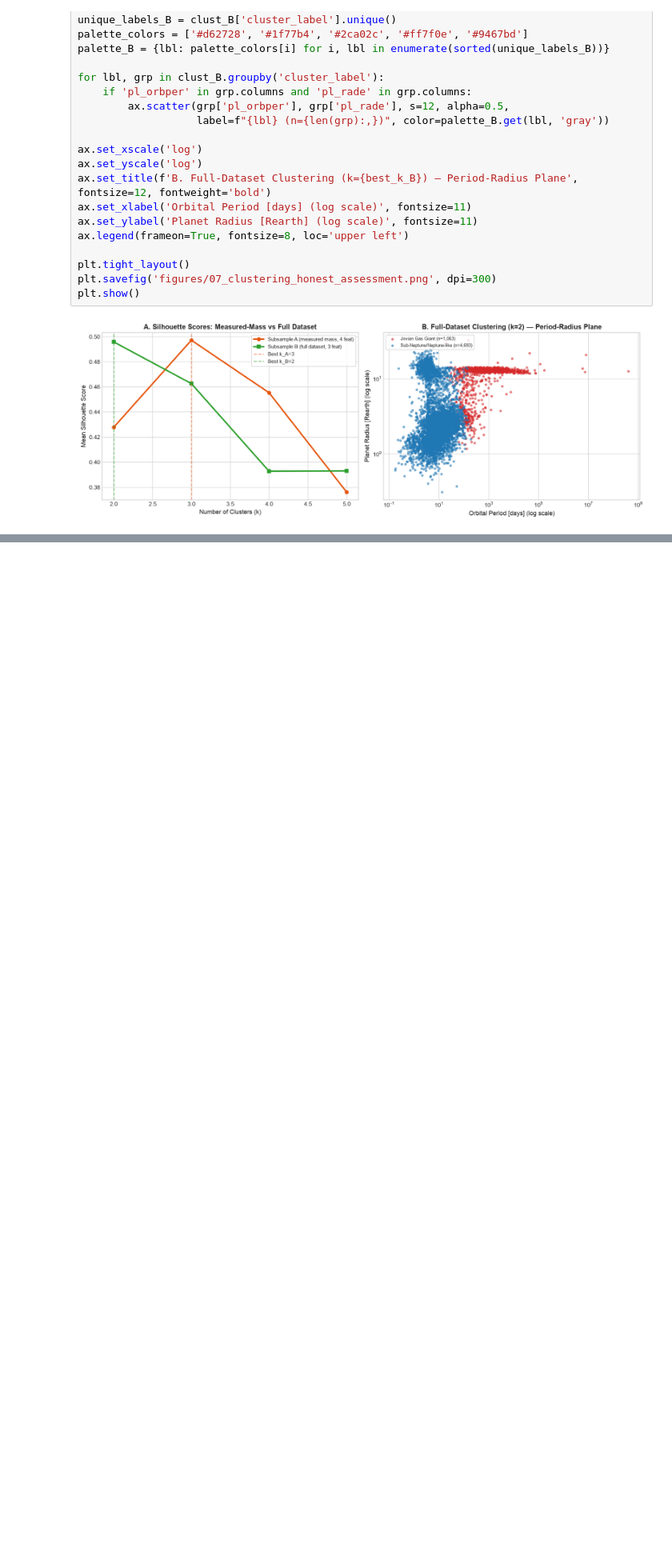
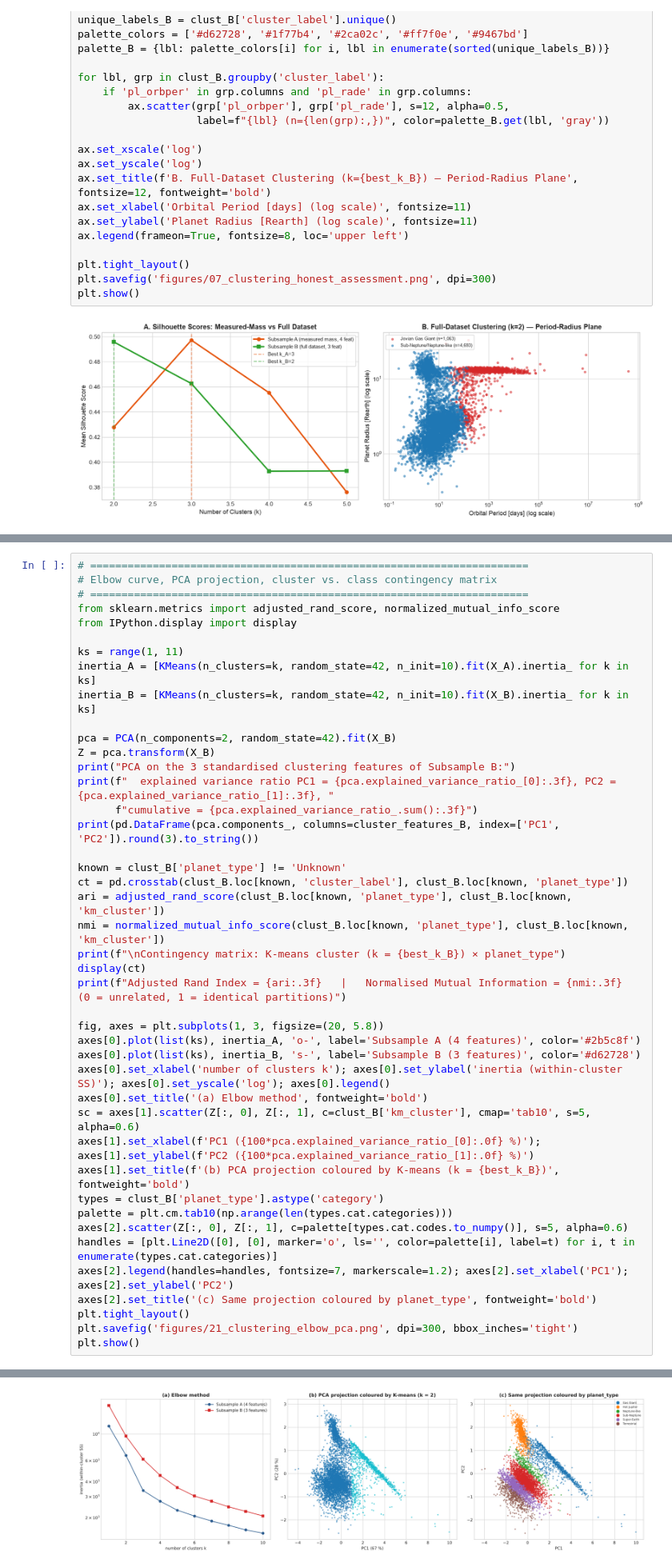
Before and after one commit to mmanalim/exoplanet-analysis, a Jupyter notebook: 03_machine_learning_analysis.ipynb, the cells around one changed output, grey strips where cells are left out. Shown at 80% size. Drawn from its saved outputs; the diff is of its cells as text; blank space fills up the shorter version.

```diff
--- a/03_machine_learning_analysis.ipynb
+++ b/03_machine_learning_analysis.ipynb
@@ -546,0 +908,44 @@ plt.show()
+# %%
+# ======================================================================
+# Elbow curve, PCA projection, cluster vs. class contingency matrix
+# ======================================================================
+from sklearn.metrics import adjusted_rand_score, normalized_mutual_info_score
+from IPython.display import display
+
+ks = range(1, 11)
+inertia_A = [KMeans(n_clusters=k, random_state=42, n_init=10).fit(X_A).inertia_ for k in ks]
+inertia_B = [KMeans(n_clusters=k, random_state=42, n_init=10).fit(X_B).inertia_ for k in ks]
+
+pca = PCA(n_components=2, random_state=42).fit(X_B)
+Z = pca.transform(X_B)
+print("PCA on the 3 standardised clustering features of Subsample B:")
+print(f"  explained variance ratio PC1 = {pca.explained_variance_ratio_[0]:.3f}, PC2 = {pca.explained_variance_ratio_[1]:.3f}, "
+      f"cumulative = {pca.explained_variance_ratio_.sum():.3f}")
+print(pd.DataFrame(pca.components_, columns=cluster_features_B, index=['PC1', 'PC2']).round(3).to_string())
+
+known = clust_B['planet_type'] != 'Unknown'
+ct = pd.crosstab(clust_B.loc[known, 'cluster_label'], clust_B.loc[known, 'planet_type'])
+ari = adjusted_rand_score(clust_B.loc[known, 'planet_type'], clust_B.loc[known, 'km_cluster'])
+nmi = normalized_mutual_info_score(clust_B.loc[known, 'planet_type'], clust_B.loc[known, 'km_cluster'])
+print(f"\nContingency matrix: K-means cluster (k = {best_k_B}) × planet_type")
+display(ct)
+print(f"Adjusted Rand Index = {ari:.3f}   |   Normalised Mutual Information = {nmi:.3f}   (0 = unrelated, 1 = identical partitions)")
+
+fig, axes = plt.subplots(1, 3, figsize=(20, 5.8))
+axes[0].plot(list(ks), inertia_A, 'o-', label='Subsample A (4 features)', color='#2b5c8f')
+axes[0].plot(list(ks), inertia_B, 's-', label='Subsample B (3 features)', color='#d62728')
+axes[0].set_xlabel('number of clusters k'); axes[0].set_ylabel('inertia (within-cluster SS)'); axes[0].set_yscale('log'); axes[0].legend()
+axes[0].set_title('(a) Elbow method', fontweight='bold')
+sc = axes[1].scatter(Z[:, 0], Z[:, 1], c=clust_B['km_cluster'], cmap='tab10', s=5, alpha=0.6)
+axes[1].set_xlabel(f'PC1 ({100*pca.explained_variance_ratio_[0]:.0f} %)'); axes[1].set_ylabel(f'PC2 ({100*pca.explained_variance_ratio_[1]:.0f} %)')
+axes[1].set_title(f'(b) PCA projection coloured by K-means (k = {best_k_B})', fontweight='bold')
+types = clust_B['planet_type'].astype('category')
+palette = plt.cm.tab10(np.arange(len(types.cat.categories)))
+axes[2].scatter(Z[:, 0], Z[:, 1], c=palette[types.cat.codes.to_numpy()], s=5, alpha=0.6)
+handles = [plt.Line2D([0], [0], marker='o', ls='', color=palette[i], label=t) for i, t in enumerate(types.cat.categories)]
+axes[2].legend(handles=handles, fontsize=7, markerscale=1.2); axes[2].set_xlabel('PC1'); axes[2].set_ylabel('PC2')
+axes[2].set_title('(c) Same projection coloured by planet_type', fontweight='bold')
+plt.tight_layout()
+plt.savefig('figures/21_clustering_elbow_pca.png', dpi=300, bbox_inches='tight')
+plt.show()
+# %% [output]
@@ -546,0 +964 @@ plt.show()
+[figure, added]
```
Also changed, not shown: parts of 15 cells of this notebook, 5 other files.
